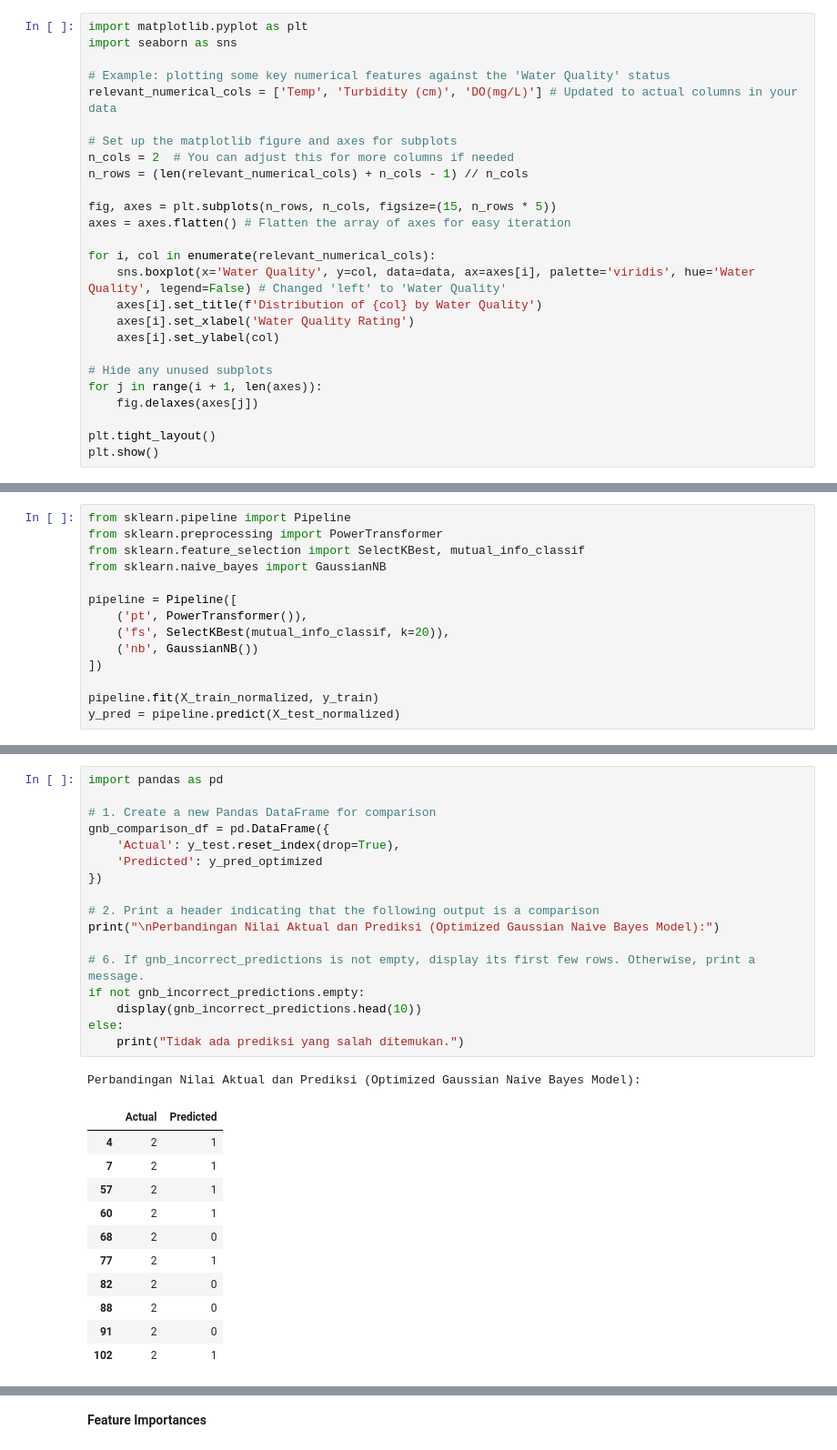
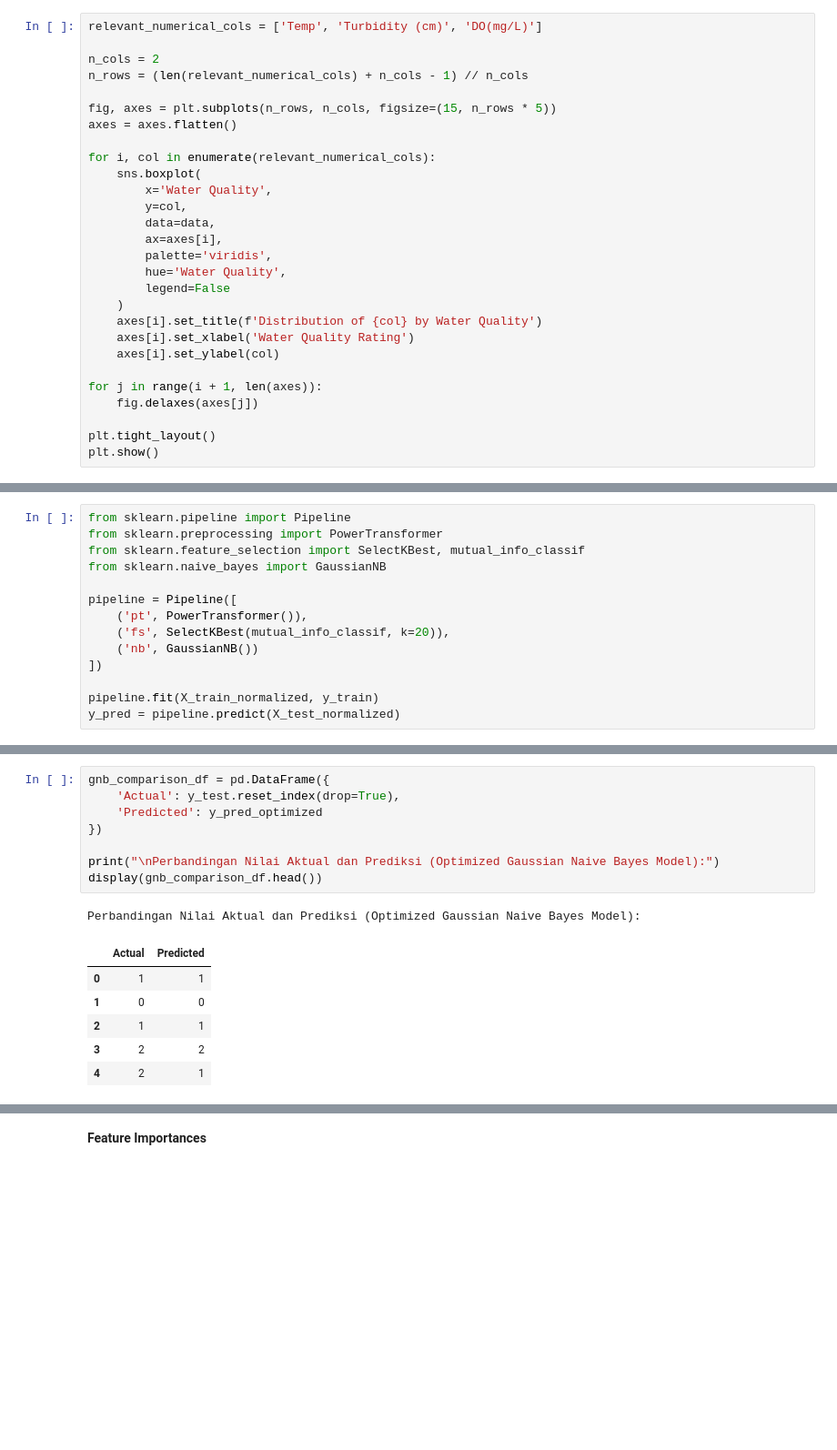
Before and after one commit to dindahanifa/mechine_learning, a Jupyter notebook: WaterQuality.ipynb, the cells around one changed output, grey strips where cells are left out. Shown at 91% size. Drawn from its saved outputs; the diff is of its cells as text; blank space fills up the shorter version.

```diff
--- a/WaterQuality.ipynb
+++ b/WaterQuality.ipynb
@@ -209,26 +202,28 @@ plt.show()
 # %% [markdown]
 **Distribution of colom by Water Quality**
 # %%
-import matplotlib.pyplot as plt
-import seaborn as sns
+relevant_numerical_cols = ['Temp', 'Turbidity (cm)', 'DO(mg/L)']
 
-# Example: plotting some key numerical features against the 'Water Quality' status
-relevant_numerical_cols = ['Temp', 'Turbidity (cm)', 'DO(mg/L)'] # Updated to actual columns in your data
-
-# Set up the matplotlib figure and axes for subplots
-n_cols = 2  # You can adjust this for more columns if needed
+n_cols = 2
 n_rows = (len(relevant_numerical_cols) + n_cols - 1) // n_cols
 
 fig, axes = plt.subplots(n_rows, n_cols, figsize=(15, n_rows * 5))
-axes = axes.flatten() # Flatten the array of axes for easy iteration
+axes = axes.flatten()
 
 for i, col in enumerate(relevant_numerical_cols):
-    sns.boxplot(x='Water Quality', y=col, data=data, ax=axes[i], palette='viridis', hue='Water Quality', legend=False) # Changed 'left' to 'Water Quality'
+    sns.boxplot(
+        x='Water Quality',
+        y=col,
+        data=data,
+        ax=axes[i],
+        palette='viridis',
+        hue='Water Quality',
+        legend=False
+    )
     axes[i].set_title(f'Distribution of {col} by Water Quality')
     axes[i].set_xlabel('Water Quality Rating')
     axes[i].set_ylabel(col)
 
-# Hide any unused subplots
 for j in range(i + 1, len(axes)):
     fig.delaxes(axes[j])
 
@@ -458,35 +429,21 @@ Classification Report for Optimized Gaussian Naive Bayes Model:
     accuracy                           0.89       860
    macro avg       0.90      0.90      0.89       860
 weighted avg       0.91      0.89      0.89       860
-# %%
-import pandas as pd
-
-# 1. Create a new Pandas DataFrame for comparison
-gnb_comparison_df = pd.DataFrame({
-    'Actual': y_test.reset_index(drop=True),
-    'Predicted': y_pred_optimized
-})
-
-# 2. Print a header indicating that the following output is a comparison
-print("\nPerbandingan Nilai Aktual dan Prediksi (Optimized Gaussian Naive Bayes Model):")
-
-# 6. If gnb_incorrect_predictions is not empty, display its first few rows. Otherwise, print a message.
-if not gnb_incorrect_predictions.empty:
-    display(gnb_incorrect_predictions.head(10))
-else:
-    print("Tidak ada prediksi yang salah ditemukan.")
-# %% [output]
-Perbandingan Nilai Aktual dan Prediksi (Optimized Gaussian Naive Bayes Model):
-|  | Actual | Predicted |
-| 4 | 2 | 1 |
-| 7 | 2 | 1 |
-| 57 | 2 | 1 |
-| 60 | 2 | 1 |
-| 68 | 2 | 0 |
-| 77 | 2 | 1 |
-| 82 | 2 | 0 |
-| 88 | 2 | 0 |
-| 91 | 2 | 0 |
-| 102 | 2 | 1 |
+# %%
+gnb_comparison_df = pd.DataFrame({
+    'Actual': y_test.reset_index(drop=True),
+    'Predicted': y_pred_optimized
+})
+
+print("\nPerbandingan Nilai Aktual dan Prediksi (Optimized Gaussian Naive Bayes Model):")
+display(gnb_comparison_df.head())
+# %% [output]
+Perbandingan Nilai Aktual dan Prediksi (Optimized Gaussian Naive Bayes Model):
+|  | Actual | Predicted |
+| 0 | 1 | 1 |
+| 1 | 0 | 0 |
+| 2 | 1 | 1 |
+| 3 | 2 | 2 |
+| 4 | 2 | 1 |
 # %%
 from sklearn.metrics import confusion_matrix
```
Also changed, not shown: parts of 20 cells of this notebook.
